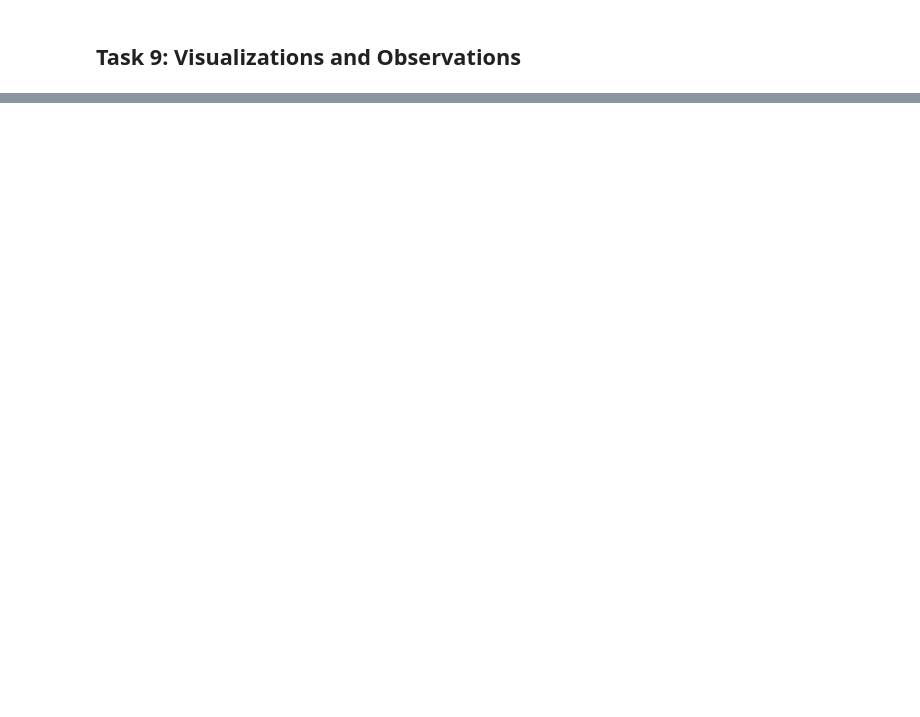
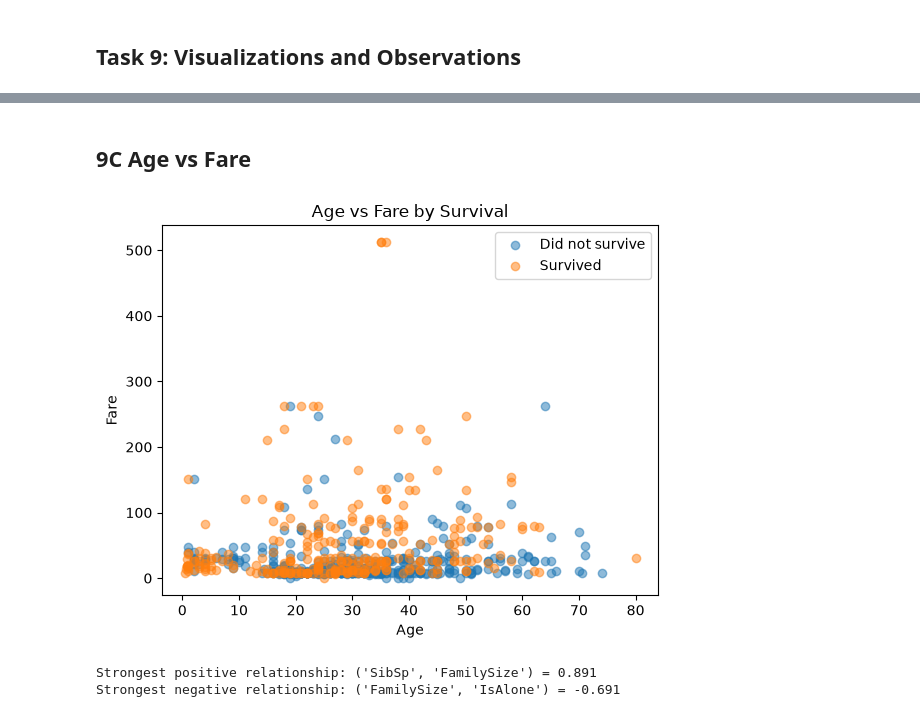
Before and after one commit to 202618064-dau/202618064_DS605, a Jupyter notebook: 202618064_LAB_002/202618064_LAB_002.ipynb, the cells around one changed output, grey strips where cells are left out. Cells and saved outputs as stored; diff of their text form; code cells hidden in the pictures; blank space fills up the shorter version.

```diff
--- a/202618064_LAB_002/202618064_LAB_002.ipynb
+++ b/202618064_LAB_002/202618064_LAB_002.ipynb
@@ -303,0 +780,53 @@ plt.show()
+# %% [markdown]
+## 9C Age vs Fare
+# %%
+# Separate passengers according to whether they survived
+survived = df[df["Survived"] == 1]
+not_survived = df[df["Survived"] == 0]
+
+# Plot Age against Fare for both survival groups
+plt.scatter(
+    not_survived["Age"],
+    not_survived["Fare"],
+    label="Did not survive",
+    alpha=0.5
+)
+
+plt.scatter(
+    survived["Age"],
+    survived["Fare"],
+    label="Survived",
+    alpha=0.5
+)
+
+plt.title("Age vs Fare by Survival")
+plt.xlabel("Age")
+plt.ylabel("Fare")
+plt.legend()
+plt.show()
+# %% [output]
+[figure, added]
+# %%
+# Ignore the diagonal because every variable has a correlation of 1 with itself
+corr_pairs = corr.where(
+    np.triu(np.ones(corr.shape), k=1).astype(bool)
+)
+
+strongest_positive = corr_pairs.stack().idxmax()
+positive_value = corr_pairs.stack().max()
+
+strongest_negative = corr_pairs.stack().idxmin()
+negative_value = corr_pairs.stack().min()
+
+print("Strongest positive relationship:",
+      strongest_positive,
+      "=",
+      round(positive_value, 3))
+
+print("Strongest negative relationship:",
+      strongest_negative,
+      "=",
+      round(negative_value, 3))
+# %% [output]
+Strongest positive relationship: ('SibSp', 'FamilySize') = 0.891
+Strongest negative relationship: ('FamilySize', 'IsAlone') = -0.691
```
Also changed, not shown: parts of 26 cells of this notebook, 1 other file.
